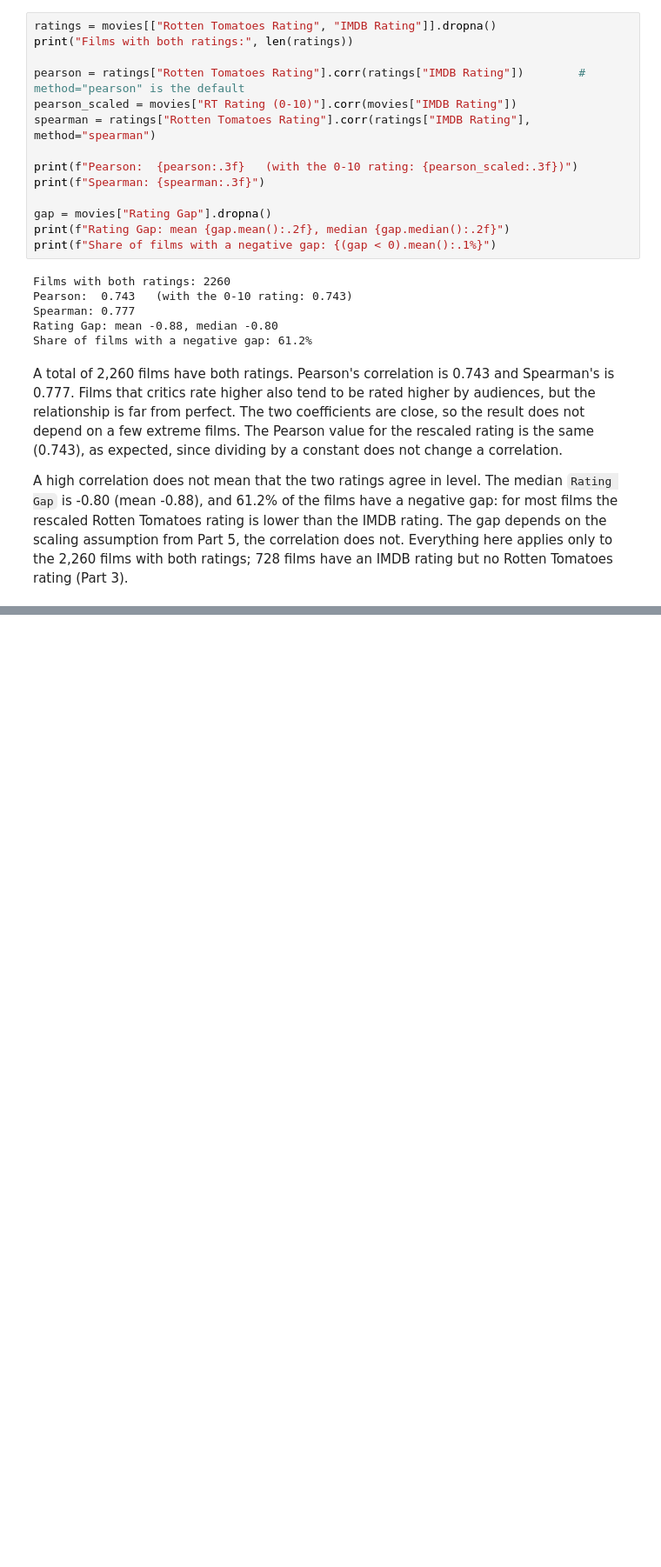
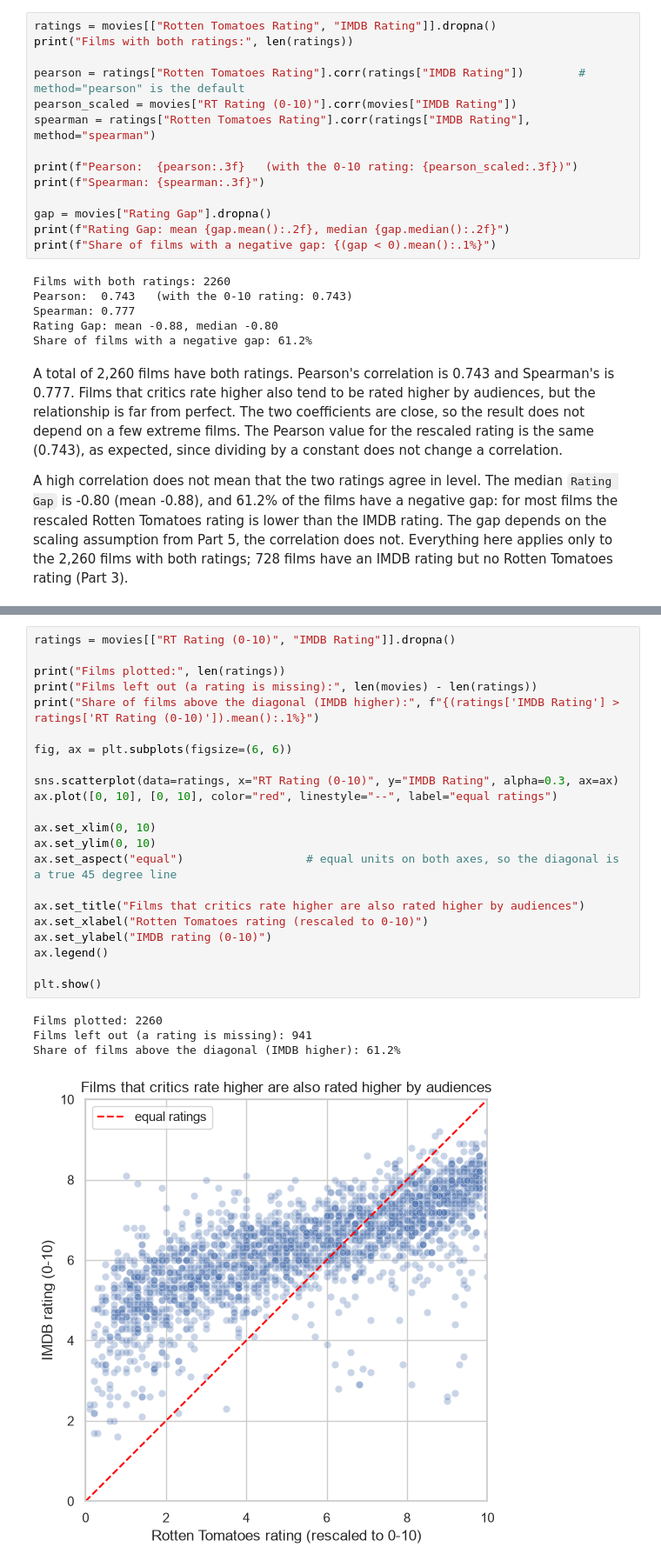
Before and after one commit to VictorSago/Lexicon-Labs, a Jupyter notebook: DA-Project/moviesdata.ipynb, the cells around one changed output, grey strips where cells are left out. Shown at 87% size. Saved outputs shown, nothing was run; the diff lists cells and outputs as text; blank space fills up the shorter version.

```diff
--- a/DA-Project/moviesdata.ipynb
+++ b/DA-Project/moviesdata.ipynb
@@ -1000,0 +1086,27 @@ A high correlation does not mean that the two ratings agree in level. The median
+# %%
+ratings = movies[["RT Rating (0-10)", "IMDB Rating"]].dropna()
+
+print("Films plotted:", len(ratings))
+print("Films left out (a rating is missing):", len(movies) - len(ratings))
+print("Share of films above the diagonal (IMDB higher):", f"{(ratings['IMDB Rating'] > ratings['RT Rating (0-10)']).mean():.1%}")
+
+fig, ax = plt.subplots(figsize=(6, 6))
+
+sns.scatterplot(data=ratings, x="RT Rating (0-10)", y="IMDB Rating", alpha=0.3, ax=ax)
+ax.plot([0, 10], [0, 10], color="red", linestyle="--", label="equal ratings")
+
+ax.set_xlim(0, 10)
+ax.set_ylim(0, 10)
+ax.set_aspect("equal")                  # equal units on both axes, so the diagonal is a true 45 degree line
+
+ax.set_title("Films that critics rate higher are also rated higher by audiences")
+ax.set_xlabel("Rotten Tomatoes rating (rescaled to 0-10)")
+ax.set_ylabel("IMDB rating (0-10)")
+ax.legend()
+
+plt.show()
+# %% [output]
+Films plotted: 2260
+Films left out (a rating is missing): 941
+Share of films above the diagonal (IMDB higher): 61.2%
+[figure, added]
```
Also changed, not shown: parts of 17 cells of this notebook.
